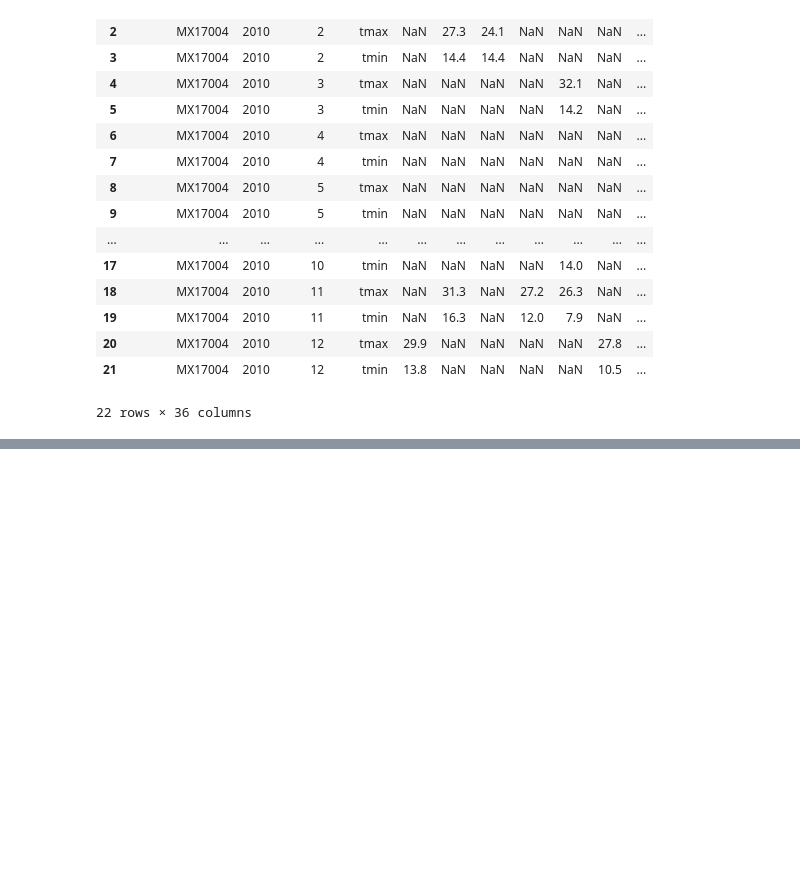
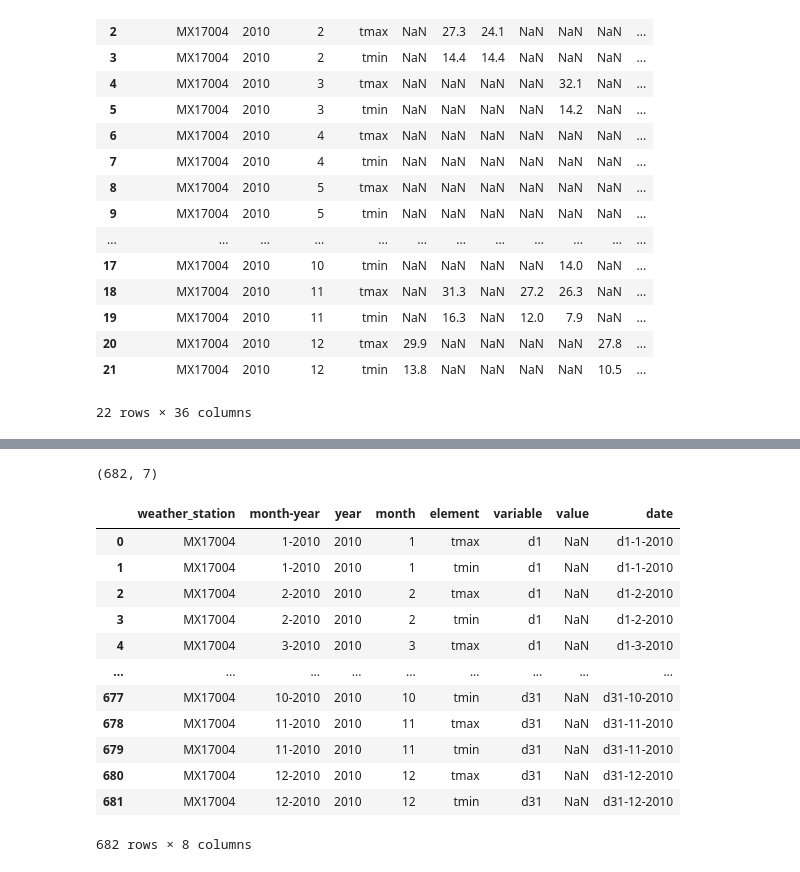
Before and after one commit to ta-data-lis/lab-data-cleaning, a Jupyter notebook: your-code/weather.ipynb, the cells around one changed output, grey strips where cells are left out. Cells and saved outputs as stored; diff of their text form; code cells hidden in the pictures; blank space fills up the shorter version.

```diff
--- a/your-code/weather.ipynb
+++ b/your-code/weather.ipynb
@@ -77,3 +86,9 @@ weather
 # check data types
 # .fillna
 # add id column and generate ids
+# %%
+
+columns = ['weather_station', 'month-year', 'year', 'month', 'element']
+
+weather = pd.melt(weather, id_vars = columns)
+weather
@@ -79,0 +123,21 @@ weather
+# %%
+weather.shape
+# %% [output]
+(682, 7)
+# %%
+weather["date"] = weather["variable"].astype(str) + "-" + weather["month-year"].astype(str)
+weather
+# %% [output]
+|  | weather_station | month-year | year | month | element | variable | value | date |
+| 0 | MX17004 | 1-2010 | 2010 | 1 | tmax | d1 | NaN | d1-1-2010 |
+| 1 | MX17004 | 1-2010 | 2010 | 1 | tmin | d1 | NaN | d1-1-2010 |
+| 2 | MX17004 | 2-2010 | 2010 | 2 | tmax | d1 | NaN | d1-2-2010 |
+| 3 | MX17004 | 2-2010 | 2010 | 2 | tmin | d1 | NaN | d1-2-2010 |
+| 4 | MX17004 | 3-2010 | 2010 | 3 | tmax | d1 | NaN | d1-3-2010 |
+| ... | ... | ... | ... | ... | ... | ... | ... | ... |
+| 677 | MX17004 | 10-2010 | 2010 | 10 | tmin | d31 | NaN | d31-10-2010 |
+| 678 | MX17004 | 11-2010 | 2010 | 11 | tmax | d31 | NaN | d31-11-2010 |
+| 679 | MX17004 | 11-2010 | 2010 | 11 | tmin | d31 | NaN | d31-11-2010 |
+| 680 | MX17004 | 12-2010 | 2010 | 12 | tmax | d31 | NaN | d31-12-2010 |
+| 681 | MX17004 | 12-2010 | 2010 | 12 | tmin | d31 | NaN | d31-12-2010 |
+682 rows × 8 columns
```
Also changed, not shown: parts of 24 cells of this notebook.
